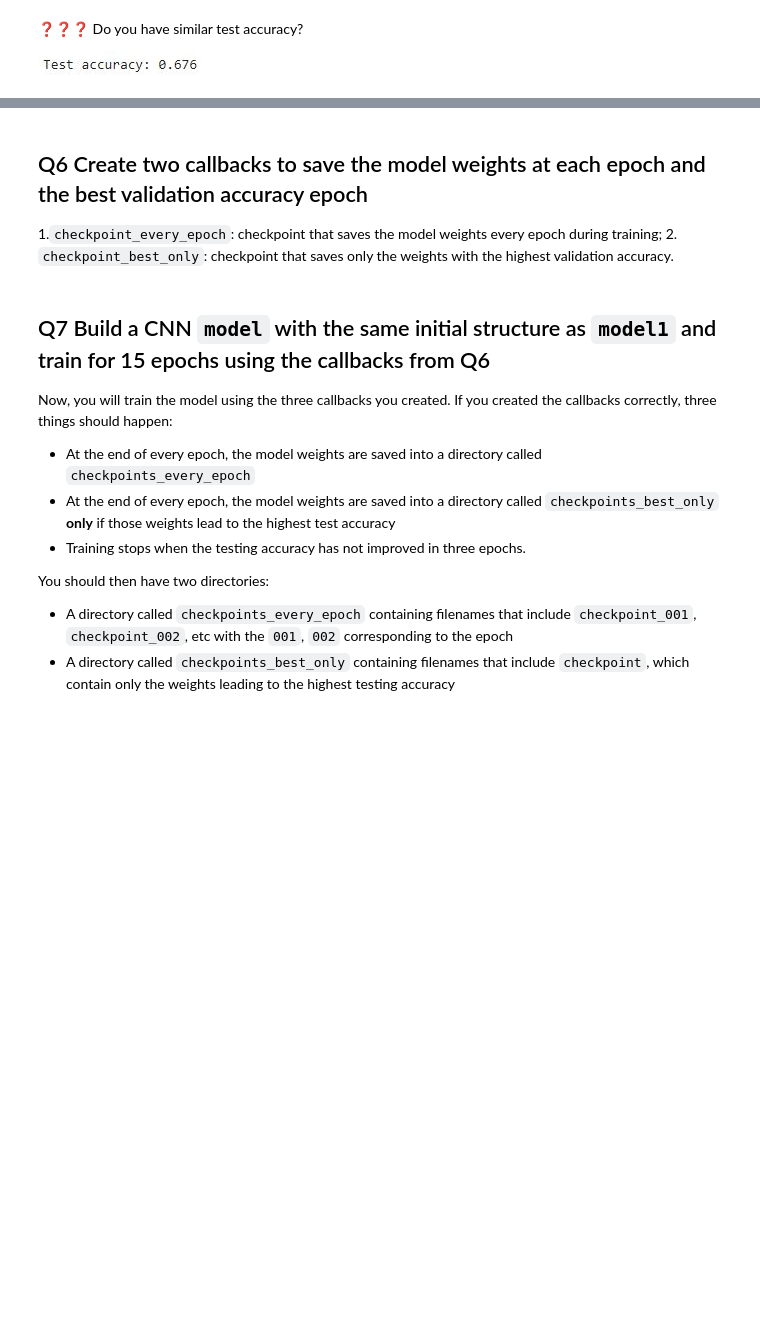
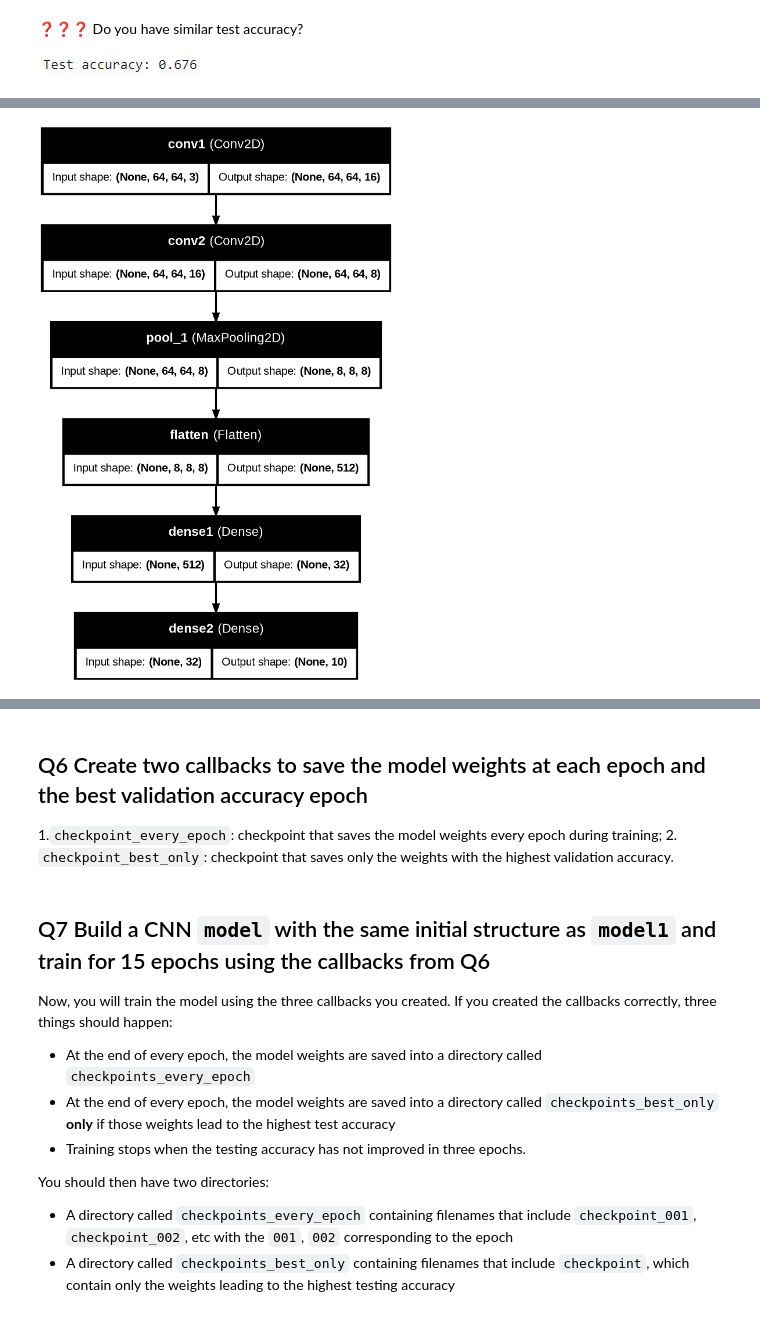
Before and after one commit to Gibrandib/2025_ML_EES, a Jupyter notebook: notebook_dl/S5_2_CNN_and_EuroSAT.ipynb, the cells around one changed output, grey strips where cells are left out. Saved outputs shown, nothing was run; the diff lists cells and outputs as text; code cells hidden in the pictures; blank space fills up the shorter version.

```diff
--- a/notebook_dl/S5_2_CNN_and_EuroSAT.ipynb
+++ b/notebook_dl/S5_2_CNN_and_EuroSAT.ipynb
@@ -268,7 +293,9 @@ plt.show()
 ![download.png](embedded-picture-1)
 # %%
 # Plot the model using Keras model plotting utilities
-____(model1, show_shapes=True, show_layer_names=True)
+tf.keras.utils.plot_model(model1, show_shapes=True, show_layer_names=True)
+# %% [output]
+[figure, added]
 # %% [markdown]
 ❓❓❓ Do you have a similar plot?
 
```
Also changed, not shown: parts of 5 cells of this notebook.
